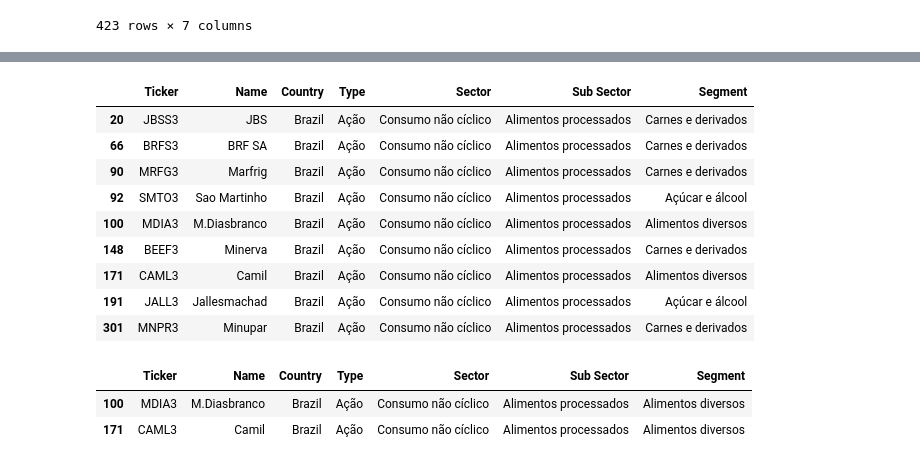
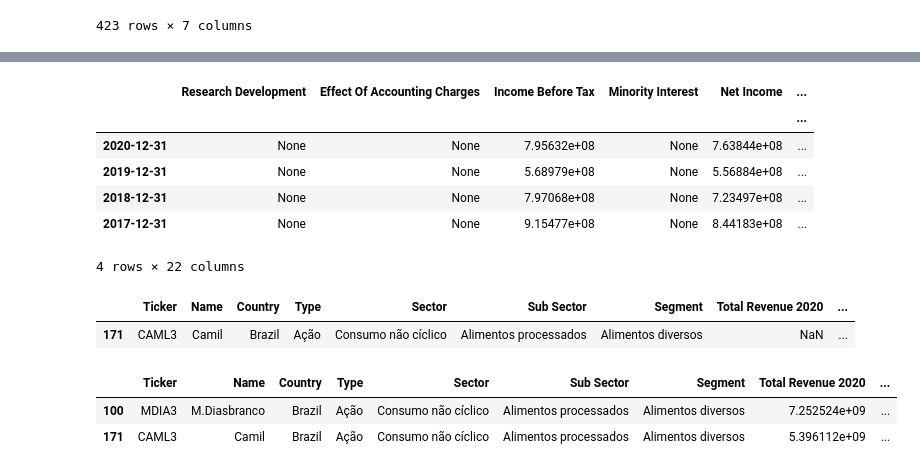
Before and after one commit to henriqueumeda/fundamental-filter, a Jupyter notebook: F-filter.ipynb, the cells around one changed output, grey strips where cells are left out. Drawn from its saved outputs; the diff is of its cells as text; code cells hidden in the pictures.

Commit message:
Started the company classification in segment

```diff
--- a/F-filter.ipynb
+++ b/F-filter.ipynb
@@ -187,19 +167,38 @@ df_bovespa[df_bovespa['Sector'] == companySector]
-# %%
-df_bovespa[df_bovespa['Sub Sector'] == companySubSector]
-# %% [output]
-|  | Ticker | Name | Country | Type | Sector | Sub Sector | Segment |
-| 20 | JBSS3 | JBS | Brazil | Ação | Consumo não cíclico | Alimentos processados | Carnes e derivados |
-| 66 | BRFS3 | BRF SA | Brazil | Ação | Consumo não cíclico | Alimentos processados | Carnes e derivados |
-| 90 | MRFG3 | Marfrig | Brazil | Ação | Consumo não cíclico | Alimentos processados | Carnes e derivados |
-| 92 | SMTO3 | Sao Martinho | Brazil | Ação | Consumo não cíclico | Alimentos processados | Açúcar e álcool |
-| 100 | MDIA3 | M.Diasbranco | Brazil | Ação | Consumo não cíclico | Alimentos processados | Alimentos diversos |
-| 148 | BEEF3 | Minerva | Brazil | Ação | Consumo não cíclico | Alimentos processados | Carnes e derivados |
-| 171 | CAML3 | Camil | Brazil | Ação | Consumo não cíclico | Alimentos processados | Alimentos diversos |
-| 191 | JALL3 | Jallesmachad | Brazil | Ação | Consumo não cíclico | Alimentos processados | Açúcar e álcool |
-| 301 | MNPR3 | Minupar | Brazil | Ação | Consumo não cíclico | Alimentos processados | Carnes e derivados |
-# %%
-df_bovespa[df_bovespa['Segment'] == companySegment]
-# %% [output]
-|  | Ticker | Name | Country | Type | Sector | Sub Sector | Segment |
-| 100 | MDIA3 | M.Diasbranco | Brazil | Ação | Consumo não cíclico | Alimentos processados | Alimentos diversos |
-| 171 | CAML3 | Camil | Brazil | Ação | Consumo não cíclico | Alimentos processados | Alimentos diversos |
+# %%
+df_bovespa_sector = df_bovespa[df_bovespa['Sector'] == companySector]
+df_bovespa_subsector = df_bovespa[df_bovespa['Sub Sector'] == companySubSector]
+df_bovespa_segment = df_bovespa[df_bovespa['Segment'] == companySegment]
+# %%
+for ticker in df_bovespa_segment['Ticker']:
+    tickerSymbol = ticker + '.SA'
+    tickerData = yf.Ticker(tickerSymbol)
+    tickerFinancials = tickerData.financials
+    tickerFinancials = tickerFinancials.T
+    counter = 0
+    for year in tickerFinancials.index.year:
+        totalRevenueColumn = 'Total Revenue ' + str(year)
+        if totalRevenueColumn not in df_bovespa_segment.columns:
+            df_bovespa_segment[totalRevenueColumn] = np.nan
+        df_bovespa_segment.loc[df_bovespa_segment[df_bovespa_segment['Ticker'] == ticker].index, totalRevenueColumn] = tickerFinancials['Total Revenue'][counter]
+        counter = counter + 1
+# %%
+tickerFinancials
+# %% [output]
+|  | Research Development | Effect Of Accounting Charges | Income Before Tax | Minority Interest | Net Income | ... |
+|  |  |  |  |  |  | ... |
+| 2020-12-31 | None | None | 7.95632e+08 | None | 7.63844e+08 | ... |
+| 2019-12-31 | None | None | 5.68979e+08 | None | 5.56884e+08 | ... |
+| 2018-12-31 | None | None | 7.97068e+08 | None | 7.23497e+08 | ... |
+| 2017-12-31 | None | None | 9.15477e+08 | None | 8.44183e+08 | ... |
+4 rows × 22 columns
+# %%
+df_bovespa_segment.loc[df_bovespa_segment[df_bovespa_segment['Ticker'] == ticker].index]
+# %% [output]
+|  | Ticker | Name | Country | Type | Sector | Sub Sector | Segment | Total Revenue 2020 | ... |
+| 171 | CAML3 | Camil | Brazil | Ação | Consumo não cíclico | Alimentos processados | Alimentos diversos | NaN | ... |
+# %%
+df_bovespa_segment
+# %% [output]
+|  | Ticker | Name | Country | Type | Sector | Sub Sector | Segment | Total Revenue 2020 | ... |
+| 100 | MDIA3 | M.Diasbranco | Brazil | Ação | Consumo não cíclico | Alimentos processados | Alimentos diversos | 7.252524e+09 | ... |
+| 171 | CAML3 | Camil | Brazil | Ação | Consumo não cíclico | Alimentos processados | Alimentos diversos | 5.396112e+09 | ... |
```
Also changed, not shown: parts of 2 cells of this notebook.
